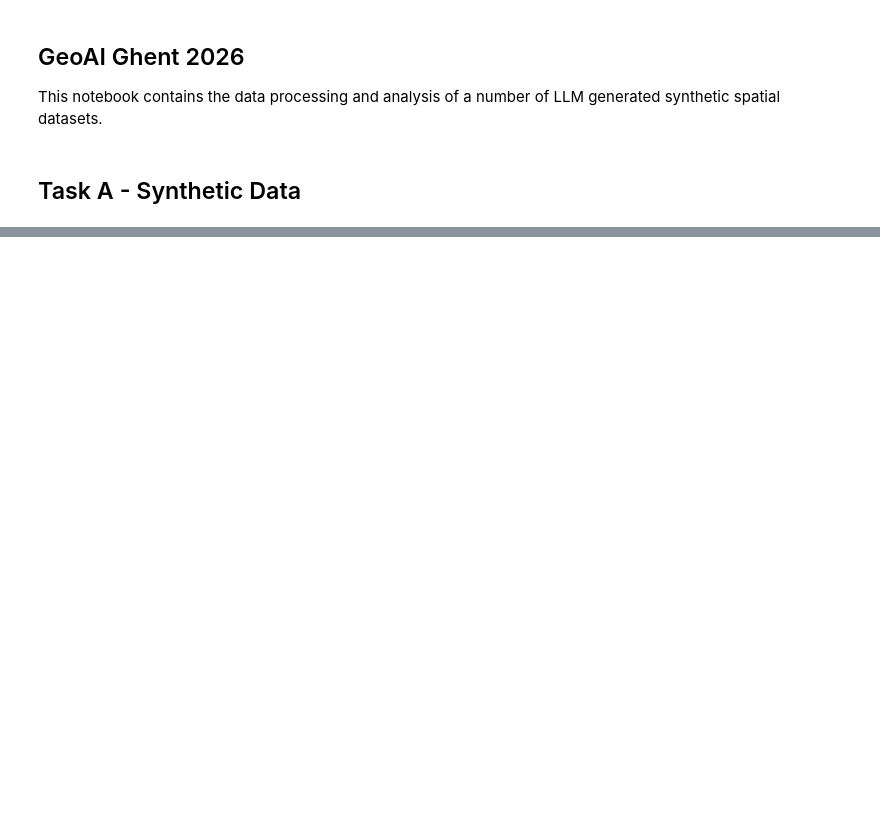
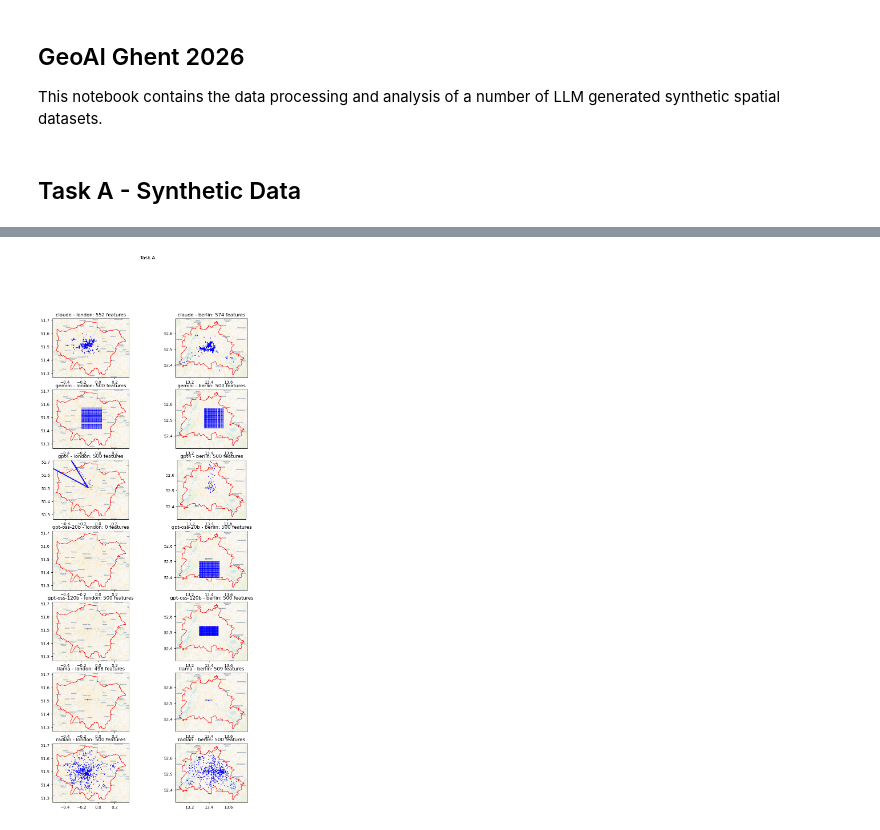
Before and after one commit to paddeaux/geoai, a Jupyter notebook: data_processing.ipynb, the cells around one changed output, grey strips where cells are left out. Drawn from its saved outputs; the diff is of its cells as text; code cells hidden in the pictures; blank space fills up the shorter version.

```diff
--- a/data_processing.ipynb
+++ b/data_processing.ipynb
@@ -38,0 +40,18 @@ FileNotFoundError: [Errno 2] No such file or directory: 'plots/claude_taskC_berl
+# %%
+
+for task in ["A"]:
+    fig, axs = plt.subplots(7,2, figsize=(10,22))
+    fig.suptitle(f"Task {task}")
+    i = 0
+    for model in model_keywords:
+        for loc in locations:
+            bounds = gpd.read_file(f"{loc}_4326.geojson")
+            gdf = gpd.read_file(f"{cwd}{model}/validated/task{task}_{loc}_{model}.geojson")
+            axs.flatten()[i].set_title(f"{model} - {loc}: {len(gdf)} features")
+            bounds.plot(ax=axs.flatten()[i], edgecolor='red', facecolor='none')
+            cx.add_basemap(ax=axs.flatten()[i], crs='EPSG:4326', attribution=False, source=cx.providers.CartoDB.Voyager)
+            if len(gdf) > 0:
+                gdf.plot(ax=axs.flatten()[i], color='blue', markersize=1.2)
+            i += 1
+# %% [output]
+[figure, added]
```
Also changed, not shown: parts of 2 cells of this notebook, 11 other files.
